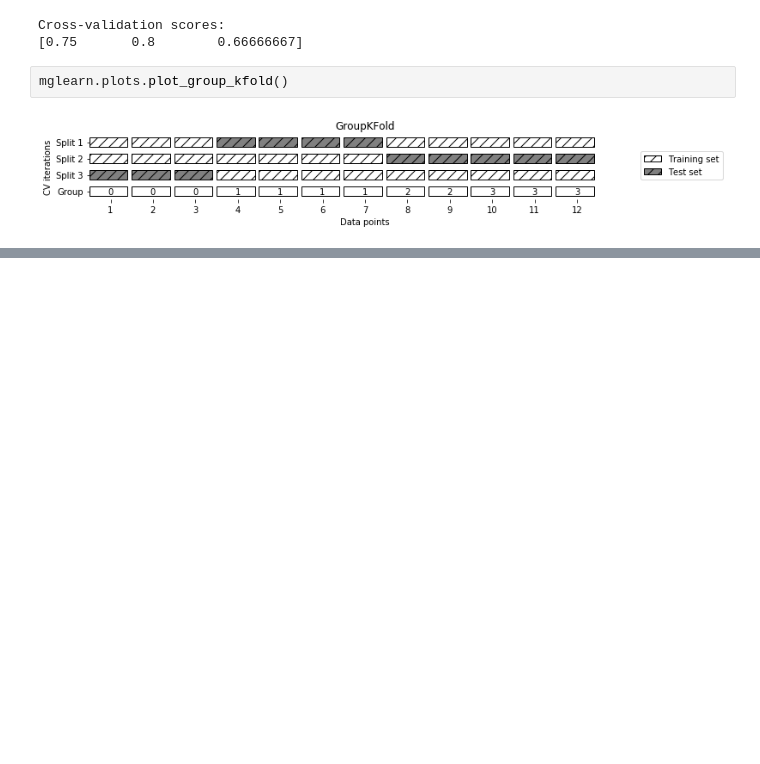
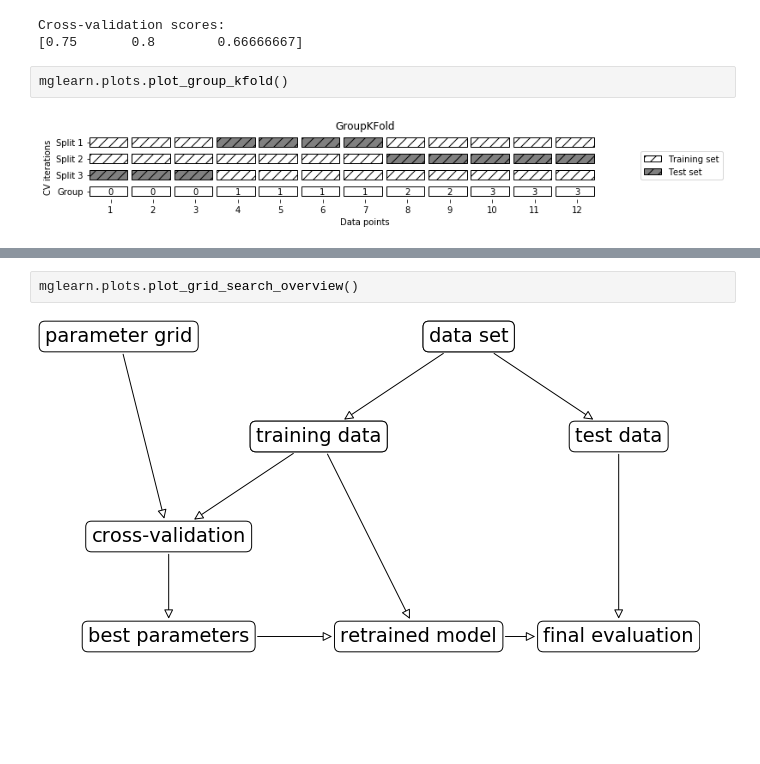
Before and after one commit to rodferro/introduction-to-ml, a Jupyter notebook: 05-model-evaluation-and-improvement.ipynb, the cells around one changed output, grey strips where cells are left out. Drawn from its saved outputs; the diff is of its cells as text; blank space fills up the shorter version.

```diff
--- a/05-model-evaluation-and-improvement.ipynb
+++ b/05-model-evaluation-and-improvement.ipynb
@@ -139,0 +245,4 @@ mglearn.plots.plot_group_kfold()
+# %%
+mglearn.plots.plot_grid_search_overview()
+# %% [output]
+[figure, added]
```
Also changed, not shown: parts of 21 cells of this notebook.
